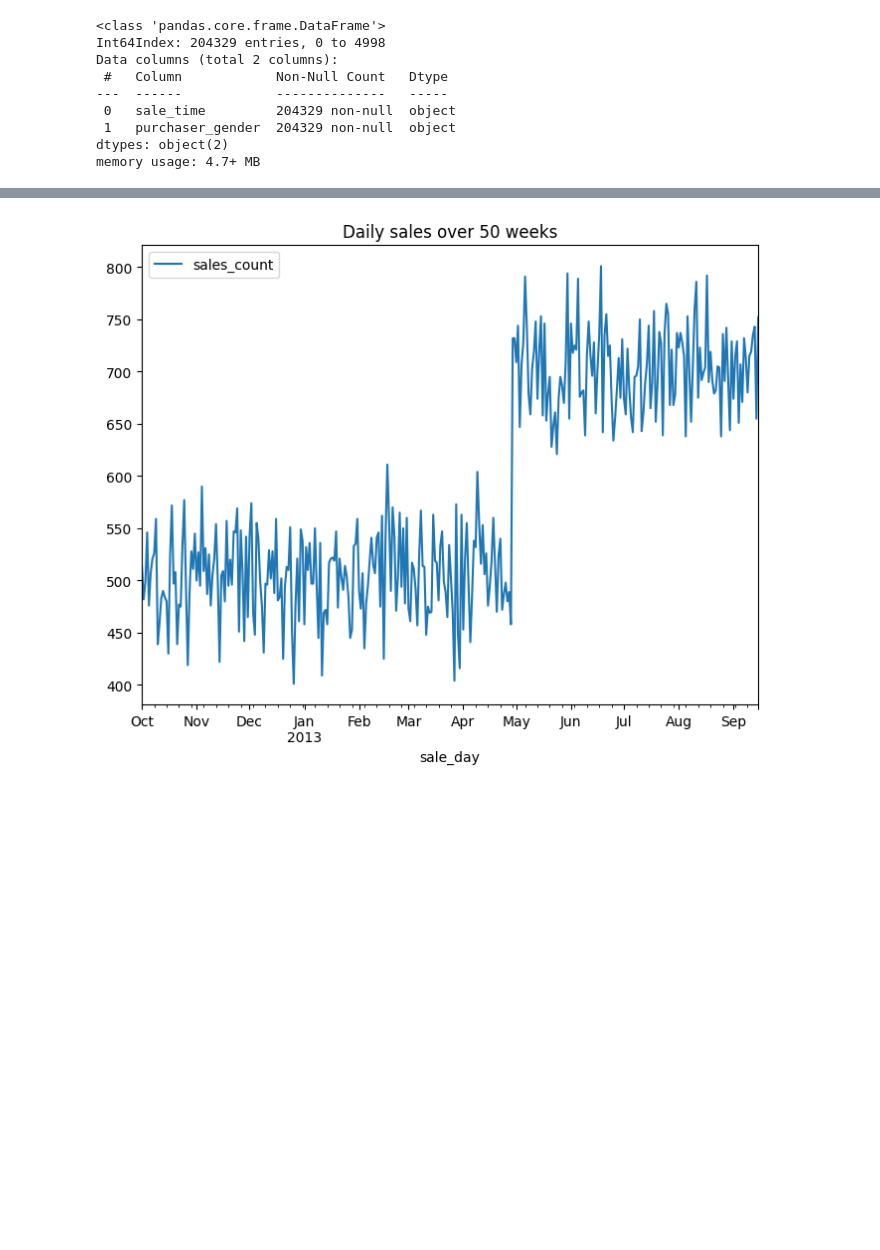
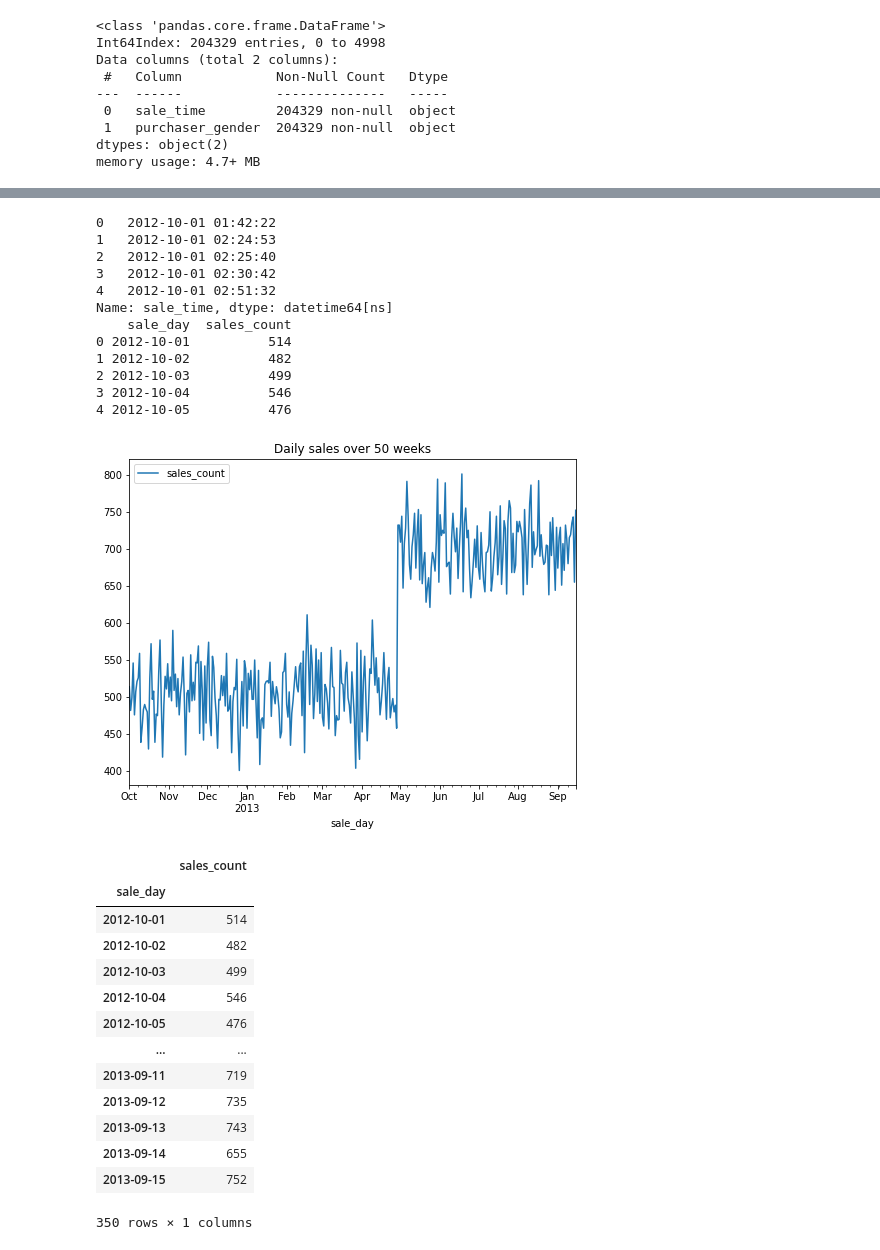
Before and after one commit to chhhhhyoo/Stratascratch, a Jupyter notebook: SalesDataAnalysis/SalesDataAnalysis.ipynb, the cells around one changed output, grey strips where cells are left out. Drawn from its saved outputs; the diff is of its cells as text; code cells hidden in the pictures; blank space fills up the shorter version.

```diff
--- a/SalesDataAnalysis/SalesDataAnalysis.ipynb
+++ b/SalesDataAnalysis/SalesDataAnalysis.ipynb
@@ -34,8 +57,11 @@ memory usage: 4.7+ MB
 
 # get daily sales
 sale_day = pd.to_datetime(df['sale_time']) # change to datetime to use related functions
+print(sale_day.head())
+
 # groupby day -> rename axis(time -> day) / get size(sales count each day) -> rename index(sales_count)
 daily_sales = sale_day.groupby(sale_day.dt.floor('d')).size().rename_axis('sale_day').reset_index(name='sales_count')
+print(daily_sales.head())
 
 # plot
 #  move sale_day to index for plotting
@@ -46,7 +72,36 @@ daily_sales.drop(columns=['sale_day'], inplace=True)
 daily_sales.plot(figsize=(8,6), title = "Daily sales over 50 weeks")
 plt.show()
 # %% [output]
+0   2012-10-01 01:42:22
+1   2012-10-01 02:24:53
+2   2012-10-01 02:25:40
+3   2012-10-01 02:30:42
+4   2012-10-01 02:51:32
+Name: sale_time, dtype: datetime64[ns]
+    sale_day  sales_count
+0 2012-10-01          514
+1 2012-10-02          482
+2 2012-10-03          499
+3 2012-10-04          546
+4 2012-10-05          476
-[figure, old version]
+[figure, new version]
+# %%
+daily_sales
+# %% [output]
+|  | sales_count |
+| sale_day |  |
+| 2012-10-01 | 514 |
+| 2012-10-02 | 482 |
+| 2012-10-03 | 499 |
+| 2012-10-04 | 546 |
+| 2012-10-05 | 476 |
+| ... | ... |
+| 2013-09-11 | 719 |
+| 2013-09-12 | 735 |
+| 2013-09-13 | 743 |
+| 2013-09-14 | 655 |
+| 2013-09-15 | 752 |
+350 rows × 1 columns
 # %%
 # 2. Identify the date on which a sudden change in daily sales occurred.
 daily_sales['prev_day_count'] = [None] + daily_sales['sales_count'].to_list()[:-1]
```
Also changed, not shown: parts of 2 cells of this notebook.
